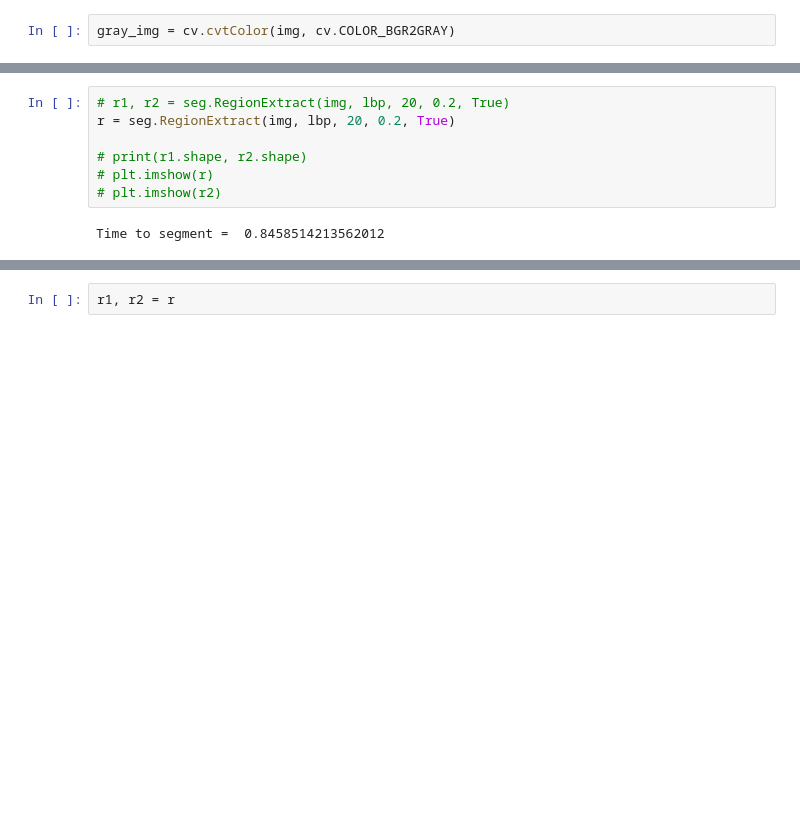
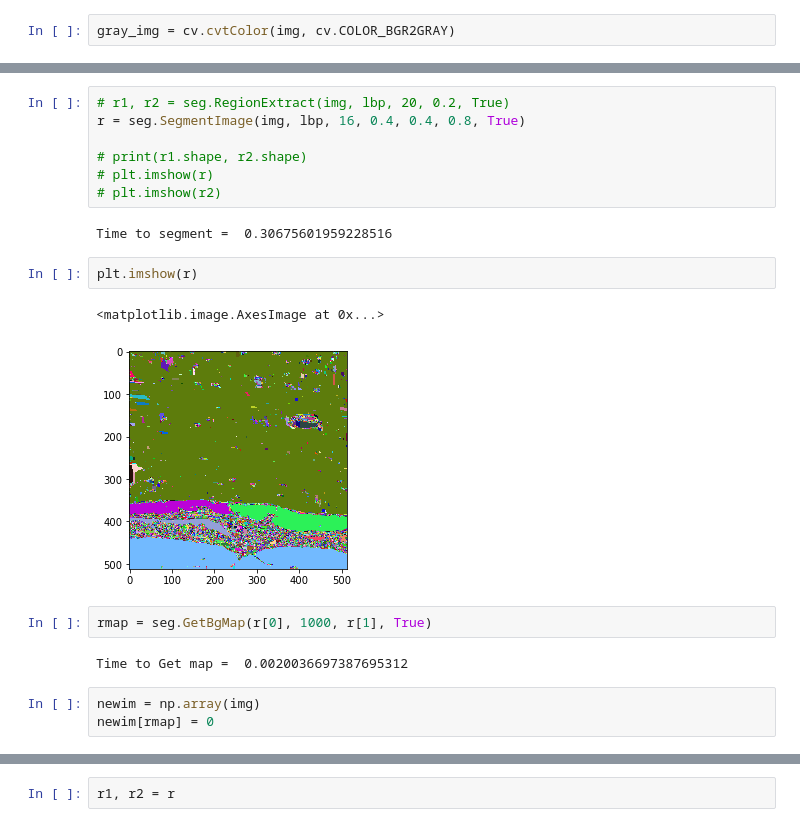
Before and after one commit to kzhitizg/Project_2, a Jupyter notebook: Region_Growing/Segmentation.ipynb, the cells around one changed output, grey strips where cells are left out. Cells and saved outputs as stored; diff of their text form; blank space fills up the shorter version.

```diff
--- a/Region_Growing/Segmentation.ipynb
+++ b/Region_Growing/Segmentation.ipynb
@@ -43,9 +43,21 @@ print(lbp)
 # %%
 # r1, r2 = seg.RegionExtract(img, lbp, 20, 0.2, True)
-r = seg.RegionExtract(img, lbp, 20, 0.2, True)
+r = seg.SegmentImage(img, lbp, 16, 0.4, 0.4, 0.8, True)
 
 # print(r1.shape, r2.shape)
 # plt.imshow(r)
 # plt.imshow(r2)
 # %% [output]
-Time to segment =  0.8458514213562012
+Time to segment =  0.30675601959228516
+# %%
+plt.imshow(r)
+# %% [output]
+<matplotlib.image.AxesImage at 0x...>
+[figure, added]
+# %%
+rmap = seg.GetBgMap(r[0], 1000, r[1], True)
+# %% [output]
+Time to Get map =  0.0020036697387695312
+# %%
+newim = np.array(img)
+newim[rmap] = 0
```
Also changed, not shown: parts of 3 cells of this notebook, 6 other files.
